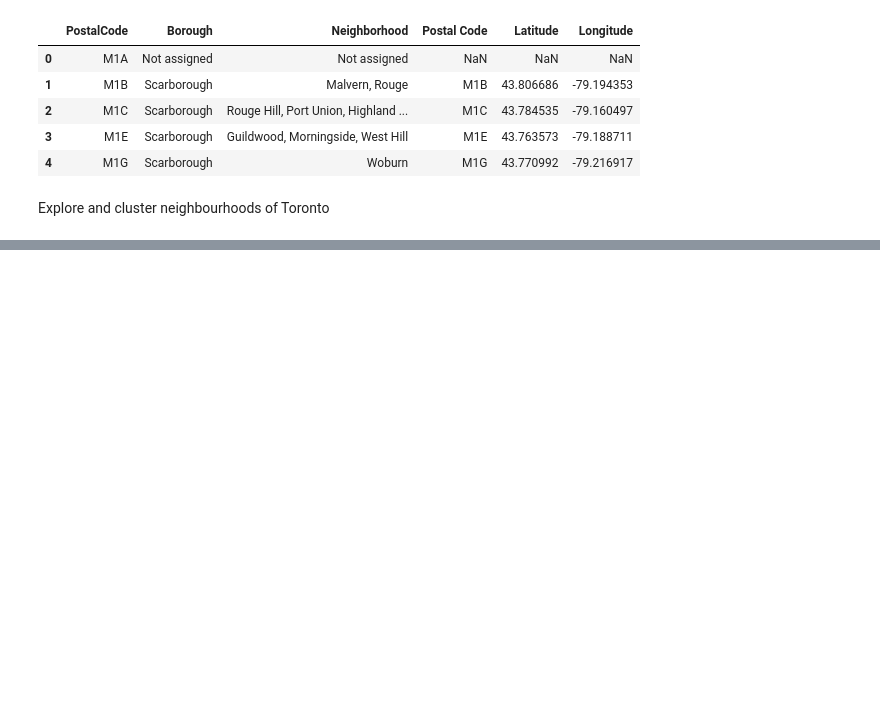
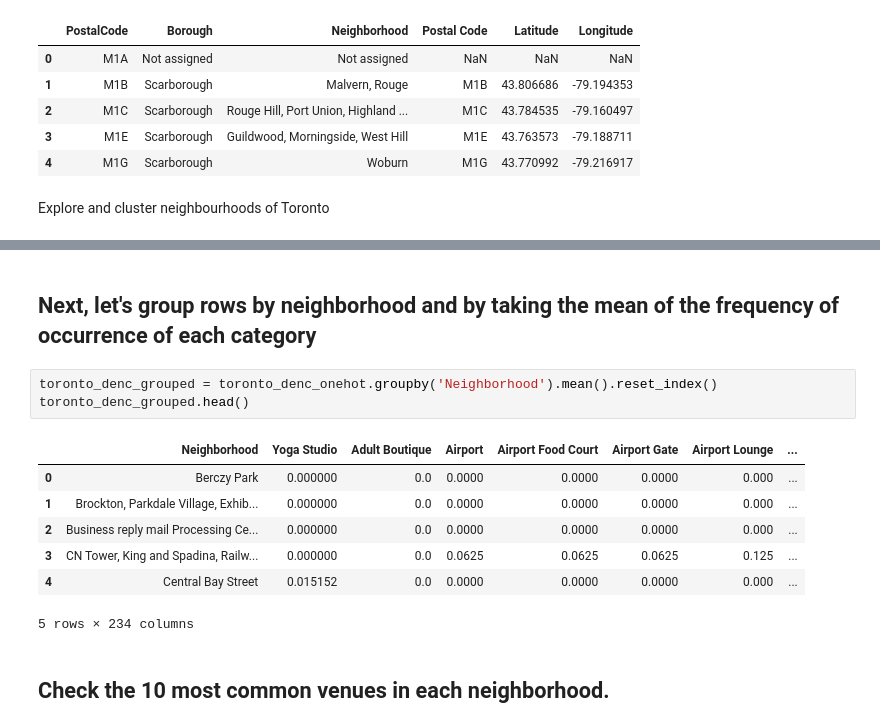
Before and after one commit to souravroy83/MyDataScienceRepository, a Jupyter notebook: cluster the neighborhoods in Toronto-assignment.ipynb, the cells around one changed output, grey strips where cells are left out. Saved outputs shown, nothing was run; the diff lists cells and outputs as text; blank space fills up the shorter version.

```diff
--- a/cluster the neighborhoods in Toronto-assignment.ipynb
+++ b/cluster the neighborhoods in Toronto-assignment.ipynb
@@ -141,0 +395,15 @@ map_toronto
+# %% [markdown]
+## Next, let's group rows by neighborhood and by taking the mean of the frequency of occurrence of each category
+# %%
+toronto_denc_grouped = toronto_denc_onehot.groupby('Neighborhood').mean().reset_index()
+toronto_denc_grouped.head()
+# %% [output]
+|  | Neighborhood | Yoga Studio | Adult Boutique | Airport | Airport Food Court | Airport Gate | Airport Lounge | ... |
+| 0 | Berczy Park | 0.000000 | 0.0 | 0.0000 | 0.0000 | 0.0000 | 0.000 | ... |
+| 1 | Brockton, Parkdale Village, Exhib... | 0.000000 | 0.0 | 0.0000 | 0.0000 | 0.0000 | 0.000 | ... |
+| 2 | Business reply mail Processing Ce... | 0.000000 | 0.0 | 0.0000 | 0.0000 | 0.0000 | 0.000 | ... |
+| 3 | CN Tower, King and Spadina, Railw... | 0.000000 | 0.0 | 0.0625 | 0.0625 | 0.0625 | 0.125 | ... |
+| 4 | Central Bay Street | 0.015152 | 0.0 | 0.0000 | 0.0000 | 0.0000 | 0.000 | ... |
+5 rows × 234 columns
+# %% [markdown]
+## Check the 10 most common venues in each neighborhood.
```
Also changed, not shown: parts of 52 cells of this notebook.
